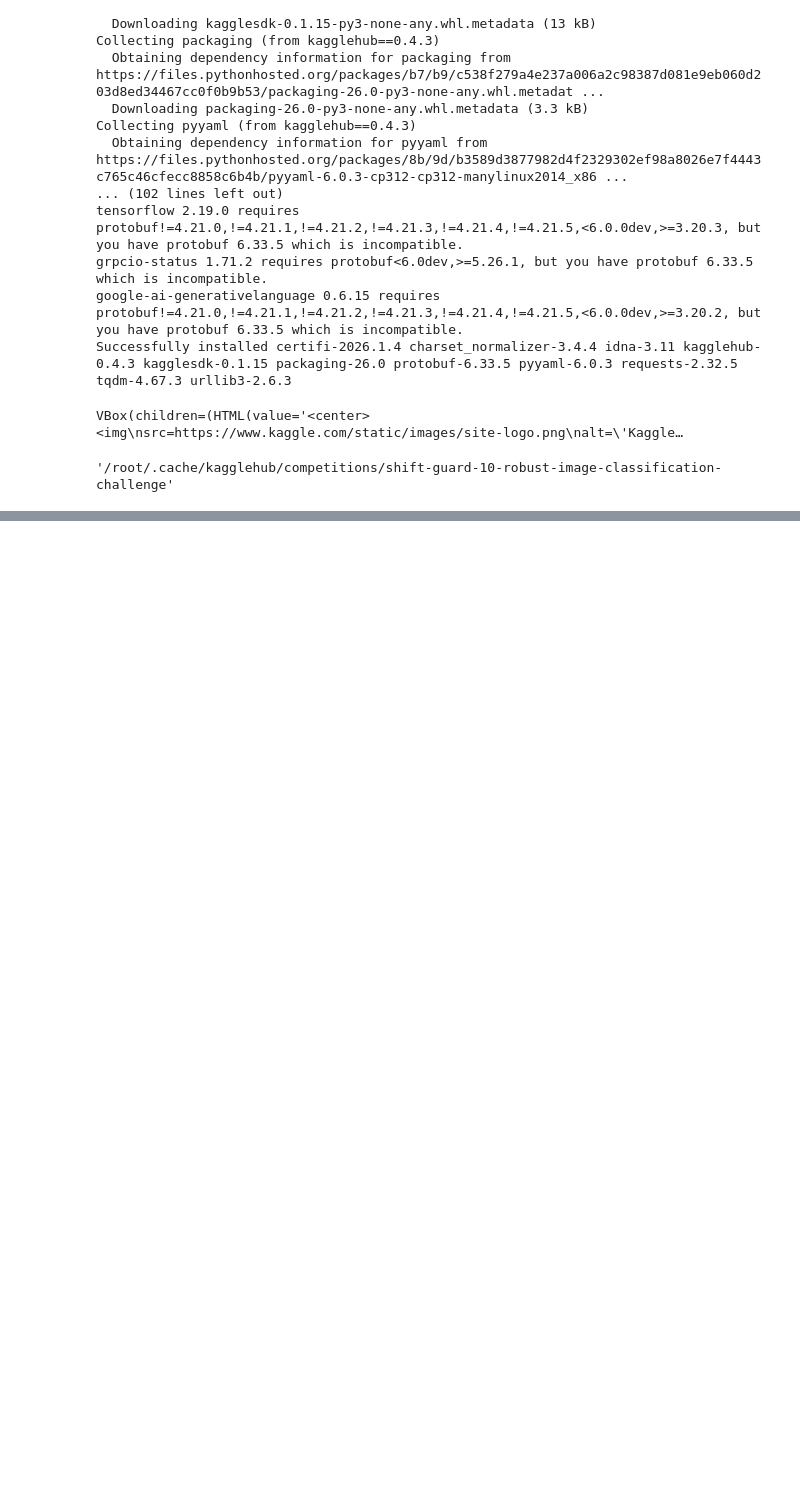
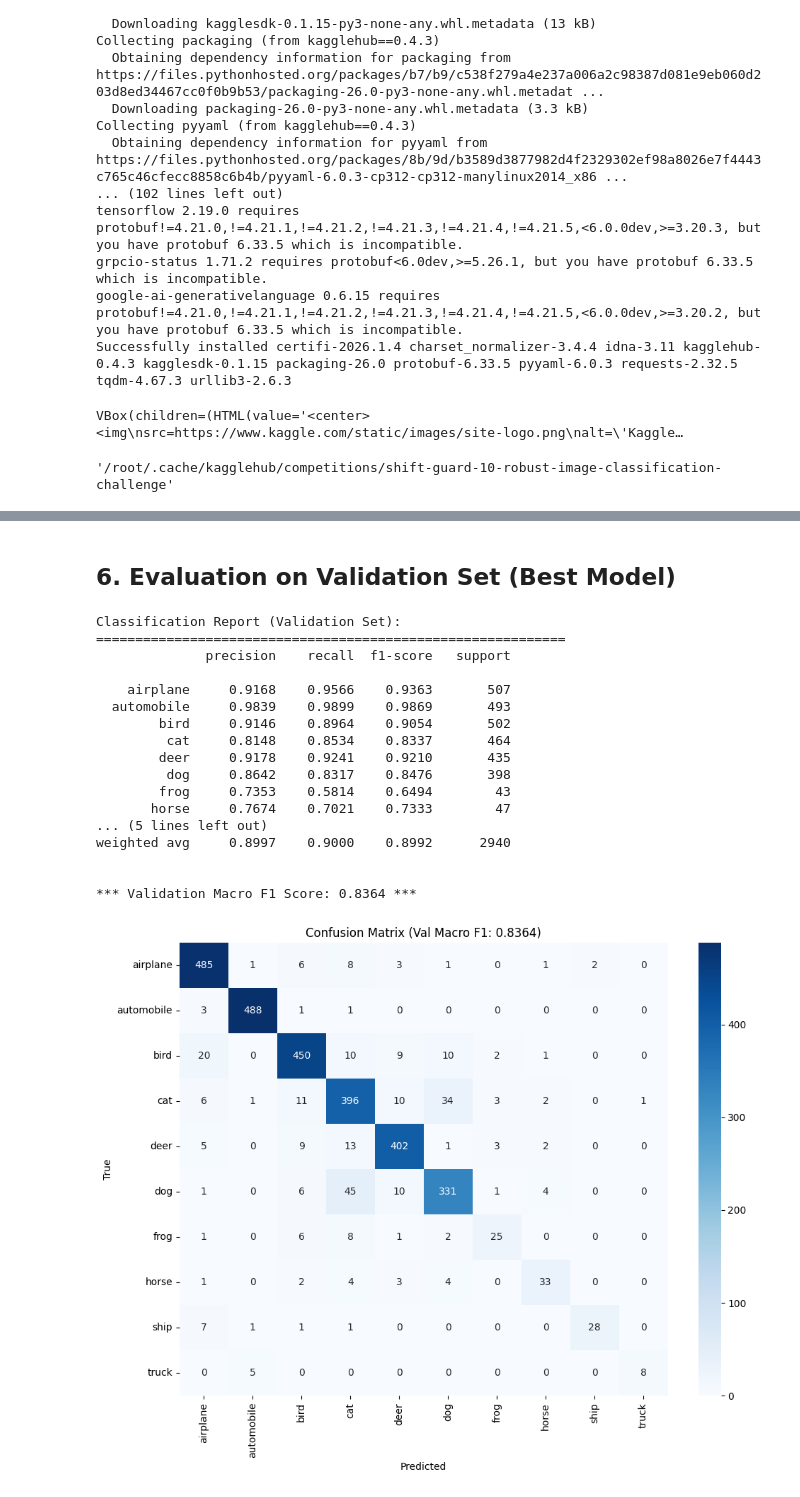
Before and after one commit to iamikbal/ee708-shift-guard-10-robust-image-classification-challenge, a Jupyter notebook: source.ipynb, the cells around one changed output, grey strips where cells are left out. Saved outputs shown, nothing was run; the diff lists cells and outputs as text; code cells hidden in the pictures; blank space fills up the shorter version.

```diff
--- a/source.ipynb
+++ b/source.ipynb
@@ -62,0 +614,61 @@ dtype: object
+# %% [markdown]
+## 6. Evaluation on Validation Set (Best Model)
+# %%
+from sklearn.metrics import classification_report, confusion_matrix
+import seaborn as sns
+
+# Load the best model
+model.load_state_dict(torch.load('best_model.pth'))
+model.eval()
+
+# Evaluate on validation set
+all_preds = []
+all_labels = []
+
+with torch.no_grad():
+    for images, labels, _ in val_loader:
+        images = images.to(device)
+        outputs = model(images)
+        _, predicted = outputs.max(1)
+        all_preds.extend(predicted.cpu().numpy())
+        all_labels.extend(labels.numpy())
+
+# Classification report
+print("Classification Report (Validation Set):")
+print("=" * 60)
+print(classification_report(all_labels, all_preds, target_names=class_names, digits=4))
+
+# Final Macro F1
+final_macro_f1 = f1_score(all_labels, all_preds, average='macro')
+print(f"\n*** Validation Macro F1 Score: {final_macro_f1:.4f} ***")
+
+# Confusion matrix
+cm = confusion_matrix(all_labels, all_preds)
+plt.figure(figsize=(10, 8))
+sns.heatmap(cm, annot=True, fmt='d', cmap='Blues',
+            xticklabels=class_names, yticklabels=class_names)
+plt.xlabel('Predicted')
+plt.ylabel('True')
+plt.title(f'Confusion Matrix (Val Macro F1: {final_macro_f1:.4f})')
+plt.tight_layout()
+plt.savefig('confusion_matrix.png', dpi=150, bbox_inches='tight')
+plt.show()
+# %% [output]
+Classification Report (Validation Set):
+============================================================
+              precision    recall  f1-score   support
+
+    airplane     0.9168    0.9566    0.9363       507
+  automobile     0.9839    0.9899    0.9869       493
+        bird     0.9146    0.8964    0.9054       502
+         cat     0.8148    0.8534    0.8337       464
+        deer     0.9178    0.9241    0.9210       435
+         dog     0.8642    0.8317    0.8476       398
+        frog     0.7353    0.5814    0.6494        43
+       horse     0.7674    0.7021    0.7333        47
+... (5 lines left out)
+weighted avg     0.8997    0.9000    0.8992      2940
+
+
+*** Validation Macro F1 Score: 0.8364 ***
+[figure, added]
```
Also changed, not shown: parts of 26 cells of this notebook, 1 other file.
